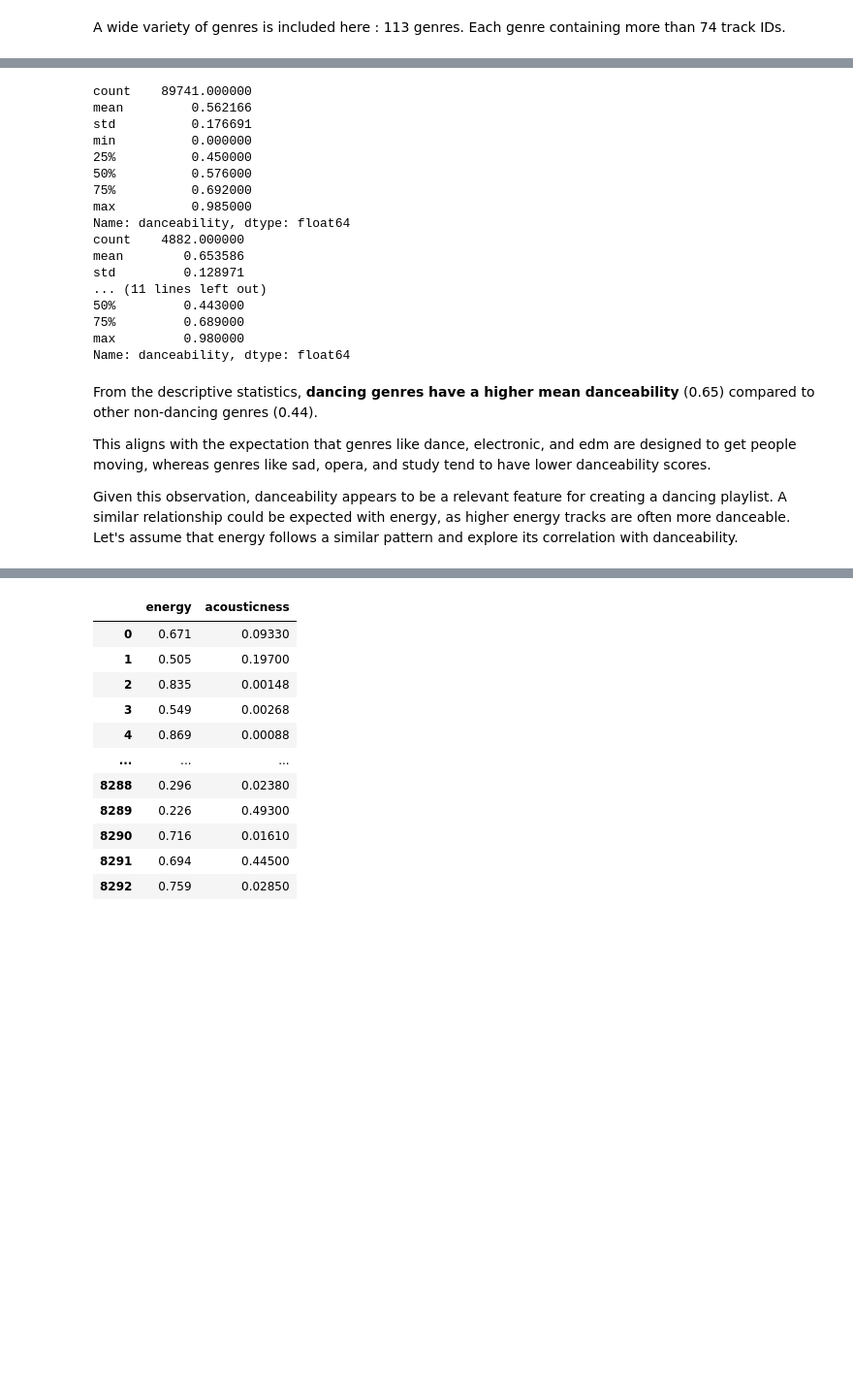
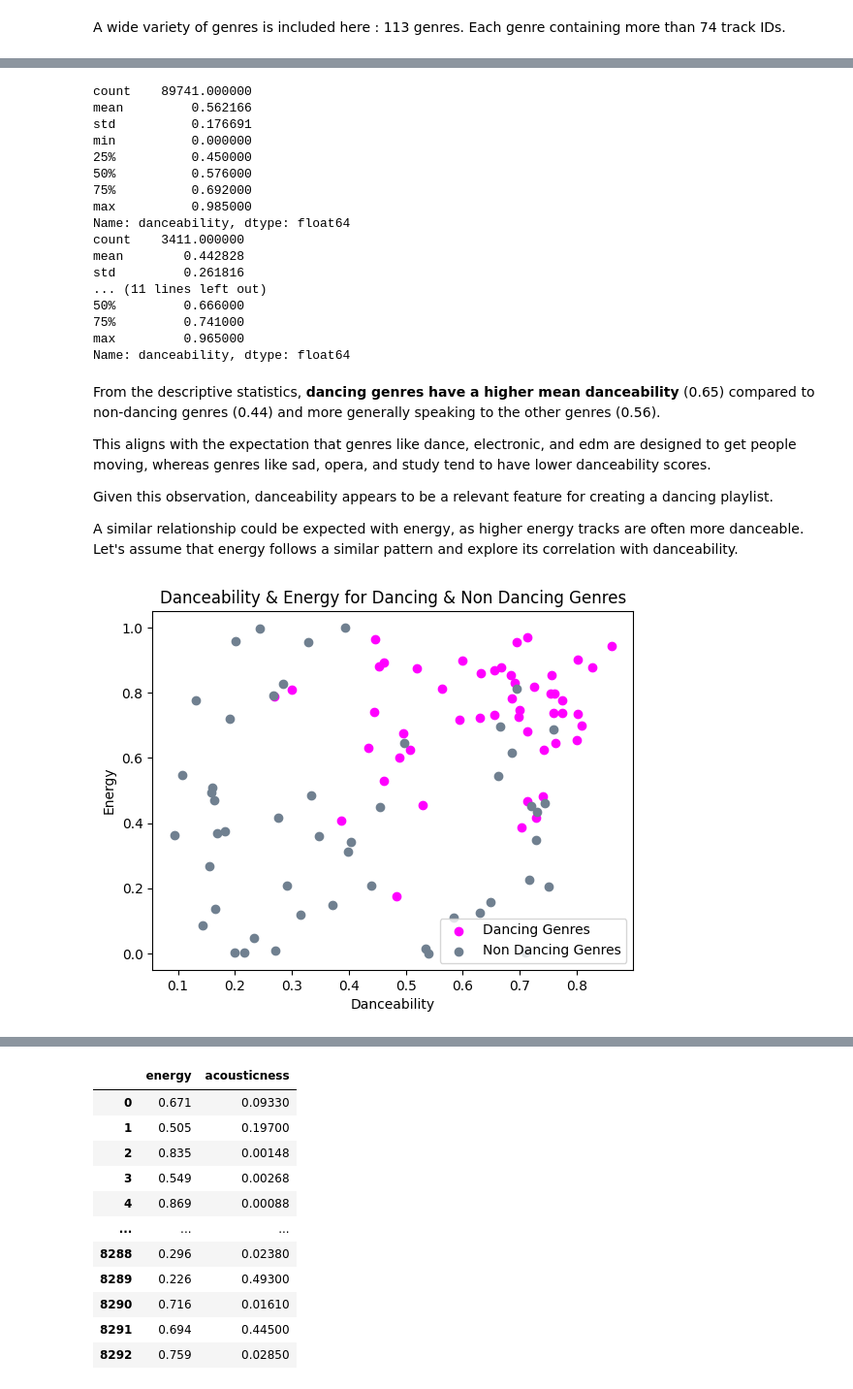
Before and after one commit to CecileBonnet/spotify_data, a Jupyter notebook: spotify_project.ipynb, the cells around one changed output, grey strips where cells are left out. Shown at 97% size. Cells and saved outputs as stored; diff of their text form; code cells hidden in the pictures; blank space fills up the shorter version.

```diff
--- a/spotify_project.ipynb
+++ b/spotify_project.ipynb
@@ -182,8 +213,8 @@ dg_table = df[df["track_genre"].isin(dg)]
 
 ## Display descriptive statistics for the initial datsets and the two DataFrames
 print(df["danceability"].describe())
+print(ndg_table["danceability"].describe())
 print(dg_table["danceability"].describe())
-print(ndg_table["danceability"].describe())
 # %% [output]
 count    89741.000000
 mean         0.562166
@@ -194,17 +225,46 @@ min          0.000000
 75%          0.692000
 max          0.985000
 Name: danceability, dtype: float64
-count    4882.000000
-mean        0.653586
-std         0.128971
+count    3411.000000
+mean        0.442828
+std         0.261816
 ... (11 lines left out)
-50%         0.443000
-75%         0.689000
-max         0.980000
+50%         0.666000
+75%         0.741000
+max         0.965000
 Name: danceability, dtype: float64
 # %% [markdown]
-From the descriptive statistics, **dancing genres have a higher mean danceability** (0.65) compared to other non-dancing genres (0.44).
+From the descriptive statistics, **dancing genres have a higher mean danceability** (0.65) compared to non-dancing genres (0.44) and more generally speaking to the other genres (0.56).
 
 This aligns with the expectation that genres like dance, electronic, and edm are designed to get people moving, whereas genres like sad, opera, and study tend to have lower danceability scores.
 
-Given this observation, danceability appears to be a relevant feature for creating a dancing playlist. A similar relationship could be expected with energy, as higher energy tracks are often more danceable. Let's assume that energy follows a similar pattern and explore its correlation with danceability.
+Given this observation, danceability appears to be a relevant feature for creating a dancing playlist.
+
+A similar relationship could be expected with energy, as higher energy tracks are often more danceable. Let's assume that energy follows a similar pattern and explore its correlation with danceability.
+# %%
+# Scatter plot of Danceability vs. Energy for Dancing and Non-Dancing Genres
+
+## Sample 50 random tracks from the Dancing Genres table
+x = np.array(dg_table["danceability"].sample(n=50))
+y = np.array(dg_table["energy"].sample(n=50))
+
+## Plotting Dancing Genres with red markers
+plt.scatter(x, y, color = 'magenta',  label = "Dancing Genres")
+
+## Sample 50 random track from the Non-Dancing Genres table
+x = np.array(ndg_table["danceability"].sample(n=50))
+y = np.array(ndg_table["energy"].sample(n=50))
+
+## Plotting Non-Dancing Genres with green markers
+plt.scatter(x, y, color = 'slategray', label = "Non Dancing Genres")
+
+## Customize plot with labels, legend, and title
+plt.legend()
+plt.xlabel("Danceability")
+plt.ylabel("Energy")
+plt.title("Danceability & Energy for Dancing & Non Dancing Genres")
+
+## Display the plot
+plt.show()
+# %% [output]
+[figure, added]
```
Also changed, not shown: parts of 26 cells of this notebook.
